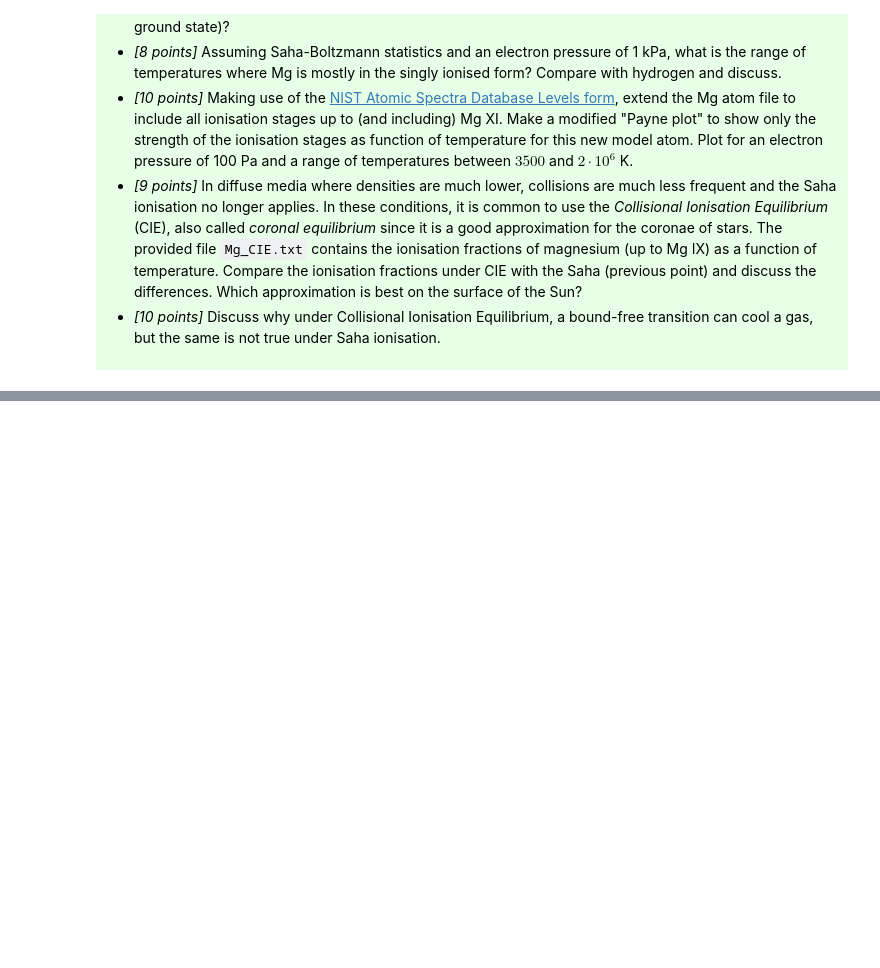
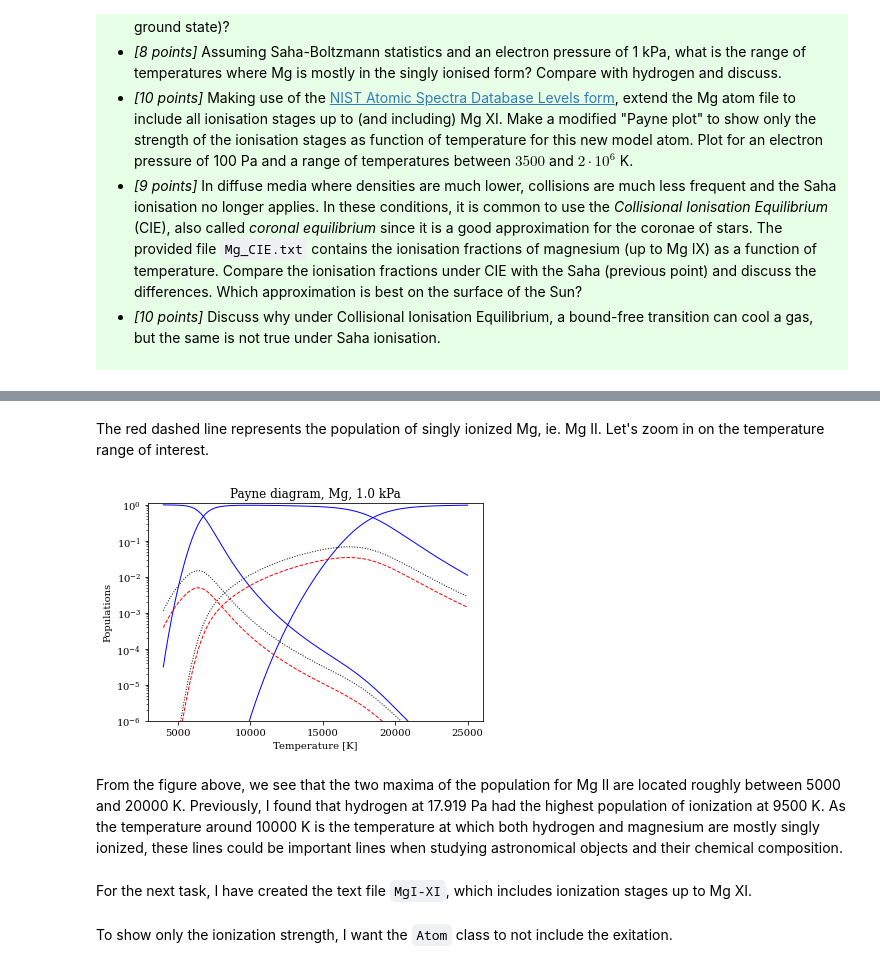
Before and after one commit to JohanCarlsen/ast-4310, a Jupyter notebook: project-1/project1_student.ipynb, the cells around one changed output, grey strips where cells are left out. Drawn from its saved outputs; the diff is of its cells as text; code cells hidden in the pictures; blank space fills up the shorter version.

```diff
--- a/project-1/project1_student.ipynb
+++ b/project-1/project1_student.ipynb
@@ -249,0 +409,12 @@ The provided file `MgI-III.txt` contains the energy levels of neutral and singly
+# %% [markdown]
+The red dashed line represents the population of singly ionized Mg, ie. Mg II. Let's zoom in on the temperature range of interest.
+# %%
+temps = np.linspace(4e3, 2.5e4, 500) * units.K
+mgi_iii.plot_payne(temps, P_e)
+plt.title(f'Payne diagram, Mg, {P_e.to(units.kPa):.1f}');
+# %% [output]
+[figure, added]
+# %% [markdown]
+From the figure above, we see that the two maxima of the population for Mg II are located roughly between 5000 and 20000 K. Previously, I found that hydrogen at 17.919 Pa had the highest population of ionization at 9500 K. As the temperature around 10000 K is the temperature at which both hydrogen and magnesium are mostly singly ionized, these lines could be important lines when studying astronomical objects and their chemical composition.
+# %% [markdown]
+For the next task, I have created the text file `MgI-XI`, which includes ionization stages up to Mg XI.
@@ -249,0 +423,2 @@ The provided file `MgI-III.txt` contains the energy levels of neutral and singly
+# %% [markdown]
+To show only the ionization strength, I want the `Atom` class to not include the exitation.
```
Also changed, not shown: parts of 41 cells of this notebook, 10 other files.
